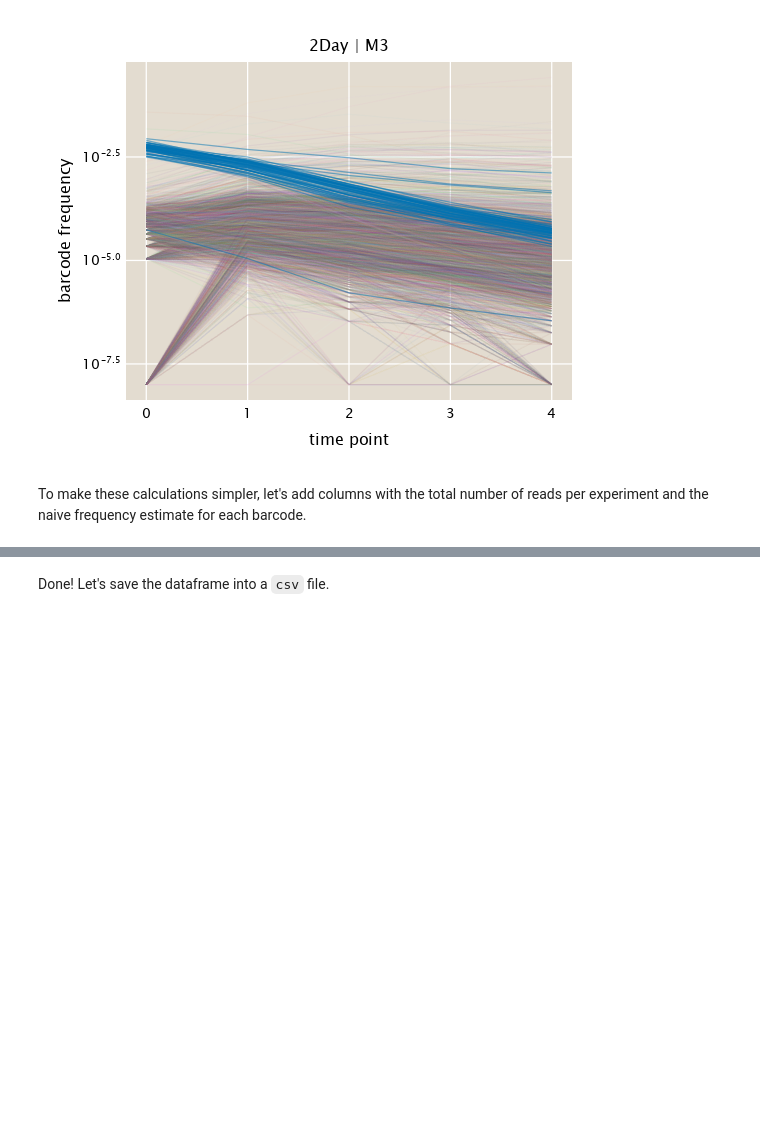
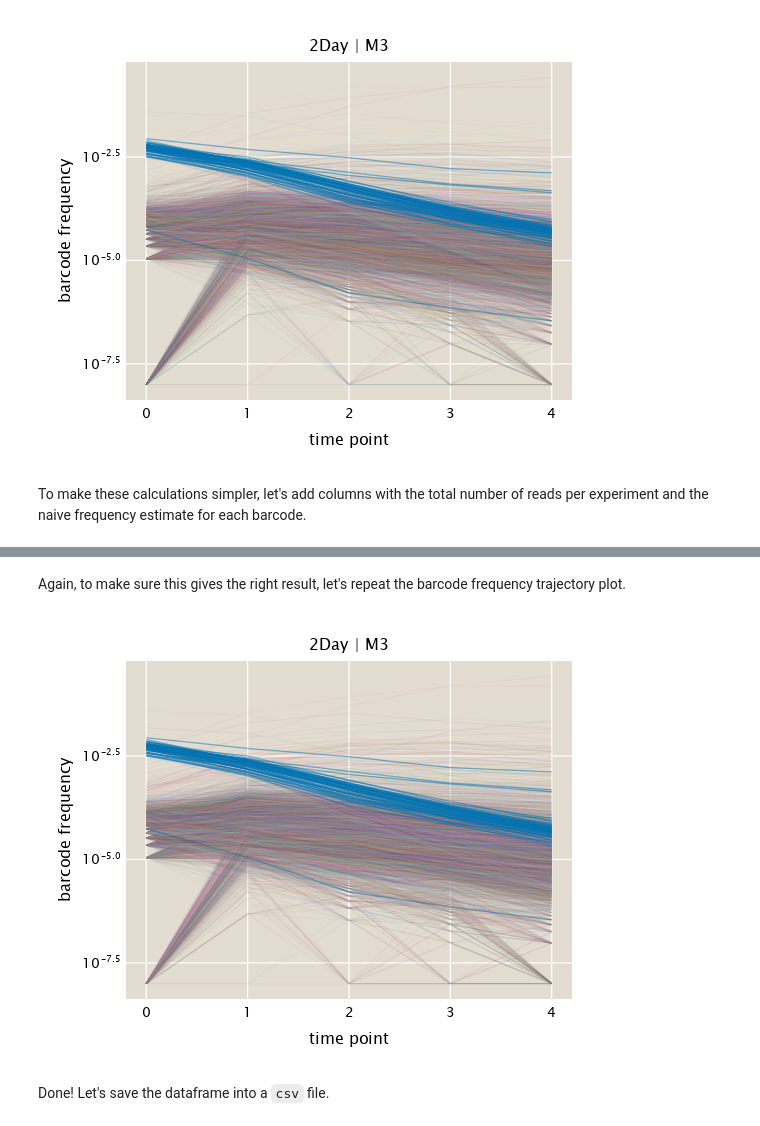
Before and after one commit to mrazomej/bayesian_fitness, a Jupyter notebook: code/exploratory/bigbatch_data_wrangling.ipynb, the cells around one changed output, grey strips where cells are left out. Drawn from its saved outputs; the diff is of its cells as text; code cells hidden in the pictures; blank space fills up the shorter version.

Commit message:
add naive frequency estimate to dataframe

```diff
--- a/code/exploratory/bigbatch_data_wrangling.ipynb
+++ b/code/exploratory/bigbatch_data_wrangling.ipynb
@@ -576,3 +576,19 @@ fig
 # %% [markdown]
 To make these calculations simpler, let's add columns with the total number of
 reads per experiment and the naive frequency estimate for each barcode.
+# %%
+# Use the split-apply-combine strategy to compute total counts for each
+# experiment.
+count_sum = DF.combine(
+    DF.groupby(df_tidy_rep, [:batch, :hub, :perturbation, :timepoint, :rep]),
+    :count => sum
+)
+# Add count sum to dataframe
+DF.leftjoin!(
+    df_tidy_rep, count_sum, on=[:batch, :hub, :perturbation, :timepoint, :rep]
+)
+
+# Add naive frequency estimate
+df_tidy_rep[!, :freq] = df_tidy_rep.count ./ df_tidy_rep.count_sum
+
+first(df_tidy_rep, 5)
@@ -579,3 +604,66 @@ reads per experiment and the naive frequency estimate for each barcode.
+# %% [markdown]
+Again, to make sure this gives the right result, let's repeat the barcode
+frequency trajectory plot.
+# %%
+# Define information for data to extract
+# Define batch
+batch = "Batch4"
+hub = "2Day"
+perturbation = "M3"
+rep = "R1"
+
+# Extract data. Note: The time T0 is common to all perturbations, thus, it must
+# be extracted separately as a second condition.
+data = df_tidy_rep[
+        (df_tidy_rep.hub .== hub) .&
+        (df_tidy_rep.batch .== batch) .&
+        (df_tidy_rep.perturbation .== perturbation) .&
+        (df_tidy_rep.rep .== rep)
+    ,
+:]
+
+# Initialize figure
+fig = Figure(resolution=(550, 450))
+
+# Add axis
+ax = Axis(
+    fig[1, 1],
+    xlabel="time point",
+    ylabel="barcode frequency",
+    yscale=log10,
+    title="$(hub) | $(perturbation)"
+)
+
+# Define color palette
+colors = ColorSchemes.glasbey_hv_n256
+
+# group data by barcode
+data_group = DF.groupby(data[.!data.neutral, :], :barcode)
+# Loop through trajectories
+for bc in data_group
+    # Plot trajectory
+    lines!(
+        bc.time,
+        bc.freq .+ 1E-8,
+        color=(colors[StatsBase.sample(1:length(colors))], 0.05)
+    )
+end # for
+
+# group neutral barcodes by barcode
+data_group = DF.groupby(data[data.neutral, :], :barcode)
+# Loop through trajectories
+for bc in data_group
+    # Plot trajectory
+    lines!(
+        bc.time,
+        bc.freq .+ 1E-8,
+        color=(ColorSchemes.seaborn_colorblind[1], 0.5)
+    )
+end # for
+
+fig
+# %% [output]
+[figure, added]
 # %% [markdown]
 Done! Let's save the dataframe into a `csv` file.
 # %%
```
Also changed, not shown: parts of 1 cell of this notebook.
